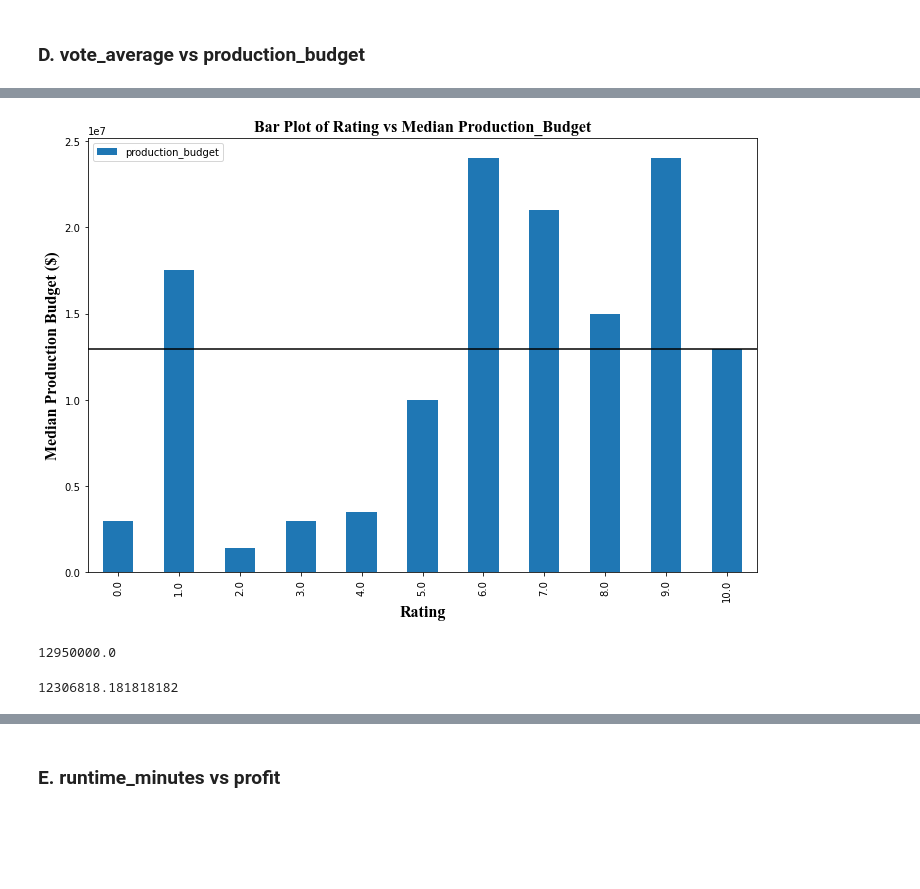
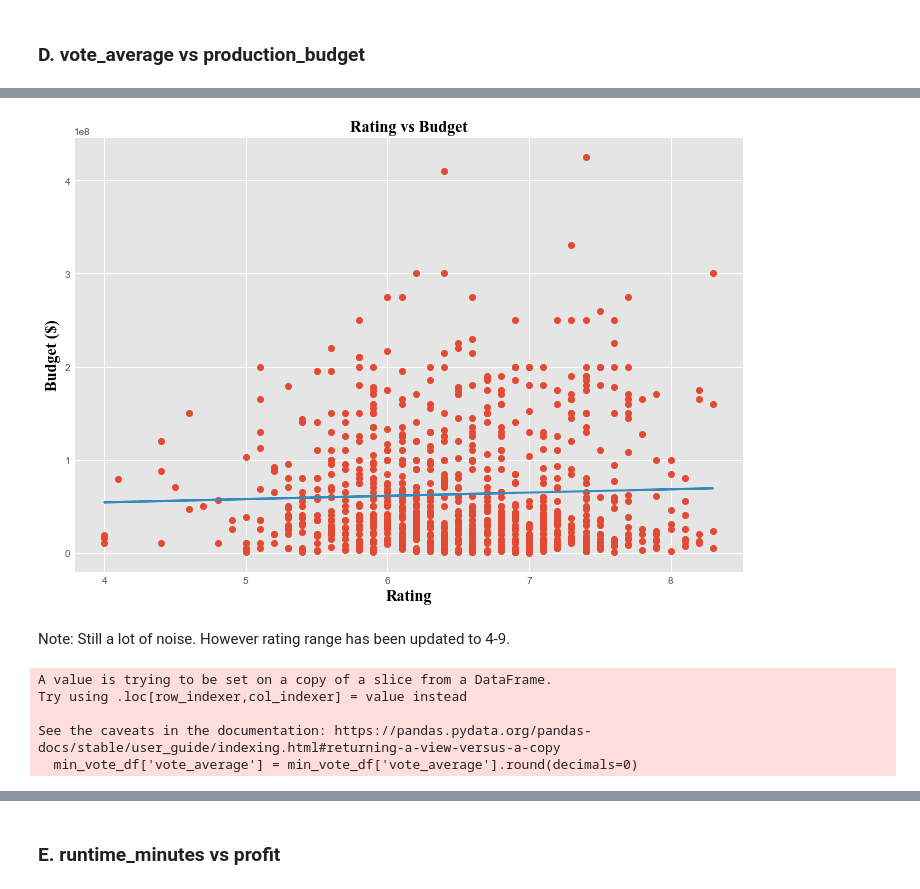
Before and after one commit to dquillao/dsc-mod-1-project-v2-1-online-ds-sp-000, a Jupyter notebook: Technical Notebook.ipynb, the cells around one changed output, grey strips where cells are left out. Drawn from its saved outputs; the diff is of its cells as text; code cells hidden in the pictures; blank space fills up the shorter version.

```diff
--- a/Technical Notebook.ipynb
+++ b/Technical Notebook.ipynb
@@ -966,0 +1001,21 @@ See the caveats in the documentation: https://pandas.pydata.org/pandas-docs/stab
+# %%
+font = {'family': 'Times New Roman',
+        'color':  'black',
+        'weight': 'normal',
+        'size': 16,
+        }
+
+fig, ax = plt.subplots(figsize = (12, 8))
+x = final_df['vote_average']
+y = final_df['vote_count']
+ax.plot(x, y, 'o')
+
+m, b = np.polyfit(x, y, 1)
+
+ax.plot(x, m*x+b)
+plt.xlabel('Rating', fontdict=font)
+plt.ylabel('Vote Count', fontdict=font)
+plt.title('Rating vs Vote Count', fontdict=font)
+plt.show()
+
+plt.style.use('ggplot')
@@ -966,0 +1026,5 @@ See the caveats in the documentation: https://pandas.pydata.org/pandas-docs/stab
+# %%
+#Set min vote_count >= 700
+new_vote_df = final_df[['vote_average', 'production_budget', 'vote_count']]
+min_vote_df = new_vote_df[new_vote_df['vote_count'] >= 700]
+min_vote_df.describe()
@@ -967,25 +1041,35 @@ See the caveats in the documentation: https://pandas.pydata.org/pandas-docs/stab
 # %%
 font = {'family': 'Times New Roman',
         'color':  'black',
         'weight': 'normal',
         'size': 16,
         }
 
-budget_vote_plot = budget_vote_df.plot(kind='bar', figsize=(12,8))
+fig, ax = plt.subplots(figsize = (12, 8))
+x = min_vote_df['vote_average']
+y = min_vote_df['production_budget']
+ax.plot(x, y, 'o')
+
+m, b = np.polyfit(x, y, 1)
+
+ax.plot(x, m*x+b)
 plt.xlabel('Rating', fontdict=font)
-plt.ylabel('Median Production Budget ($)', fontdict=font)
-plt.title('Bar Plot of Rating vs Median Production_Budget', fontdict=font)
+plt.ylabel('Budget ($)', fontdict=font)
+plt.title('Rating vs Budget', fontdict=font)
+plt.show()
 
-plt.axhline(budget_vote_df['production_budget'].median(), color='black');
+plt.style.use('ggplot')
 # %% [output]
-[figure, old version]
+[figure, new version]
-# %%
-#Median production budget
-print(budget_vote_df['production_budget'].median())
-# %% [output]
-12950000.0
-# %%
-#Avg production budget
-print(budget_vote_df['production_budget'].mean())
-# %% [output]
-12306818.181818182
+# %% [markdown]
+Note: Still a lot of noise. However rating range has been updated to 4-9.
+# %%
+#Group by Rating using a bar plot
+#First, roundup vote_average
+min_vote_df['vote_average'] = min_vote_df['vote_average'].round(decimals=0)
+# %% [output]
+A value is trying to be set on a copy of a slice from a DataFrame.
+Try using .loc[row_indexer,col_indexer] = value instead
+
+See the caveats in the documentation: https://pandas.pydata.org/pandas-docs/stable/user_guide/indexing.html#returning-a-view-versus-a-copy
+  min_vote_df['vote_average'] = min_vote_df['vote_average'].round(decimals=0)
```
Also changed, not shown: parts of 28 cells of this notebook, 1 other file.
